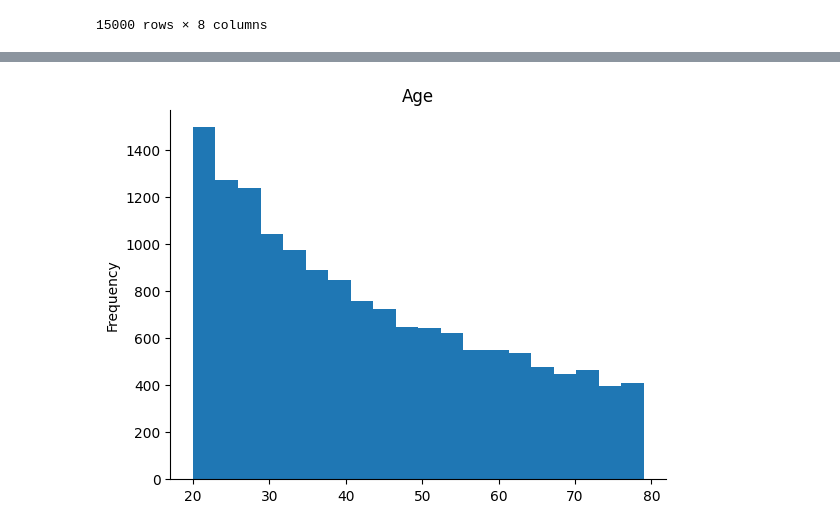
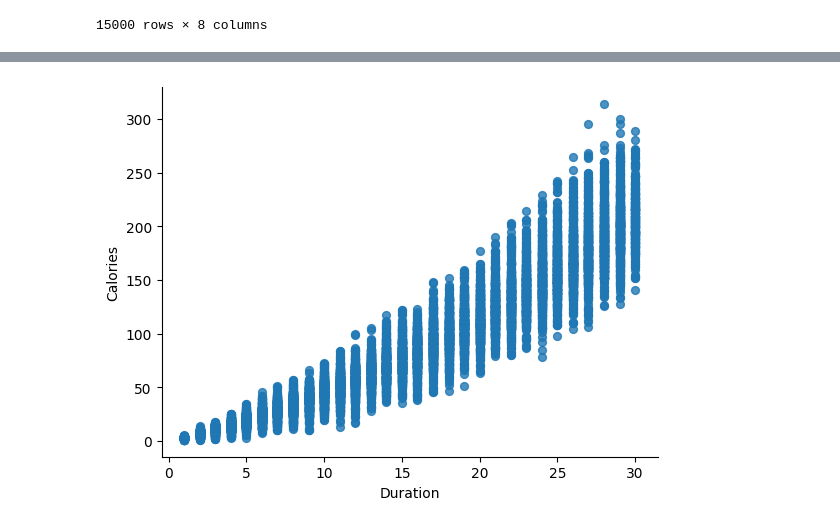
Before and after one commit to ZahraAslamKhan/AI-Calories-Burnt-Predictor-, a Jupyter notebook: CaloriesPrediction.ipynb, the cells around one changed output, grey strips where cells are left out. Drawn from its saved outputs; the diff is of its cells as text; code cells hidden in the pictures.

Commit message:
Data Visualisation

```diff
--- a/CaloriesPrediction.ipynb
+++ b/CaloriesPrediction.ipynb
@@ -62,0 +65,3 @@ exercise
+# %%
+dataset = pd.concat([exercise,calories.Calories],axis=1)
+dataset
@@ -63,8 +93,8 @@ exercise
 # %%
-#  Age
+# @title Duration VS Calories
 
 from matplotlib import pyplot as plt
-exercise['Age'].plot(kind='hist', bins=20, title='Age')
+dataset.plot(kind='scatter', x='Duration', y='Calories', s=32, alpha=.8)
 plt.gca().spines[['top', 'right',]].set_visible(False)
 # %% [output]
-[figure, old version]
+[figure, new version]
```
Also changed, not shown: parts of 5 cells of this notebook.
